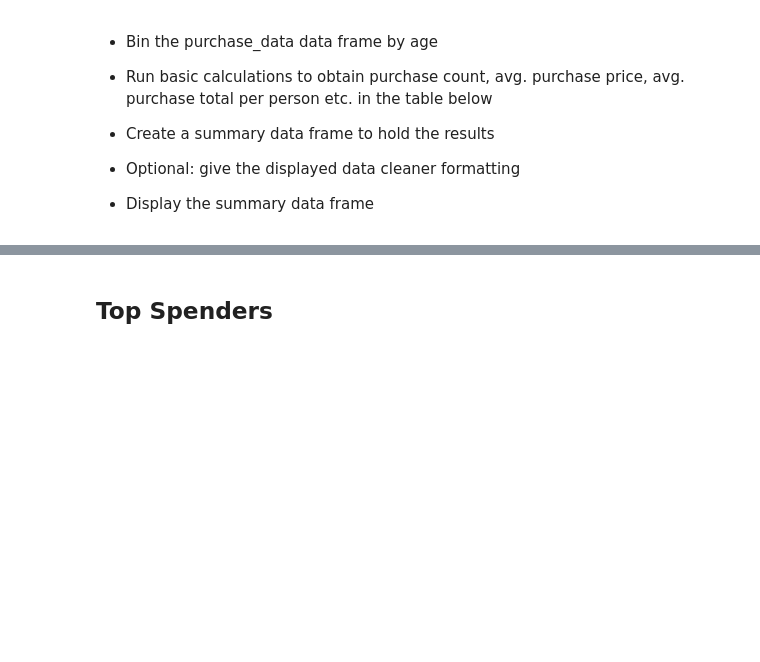
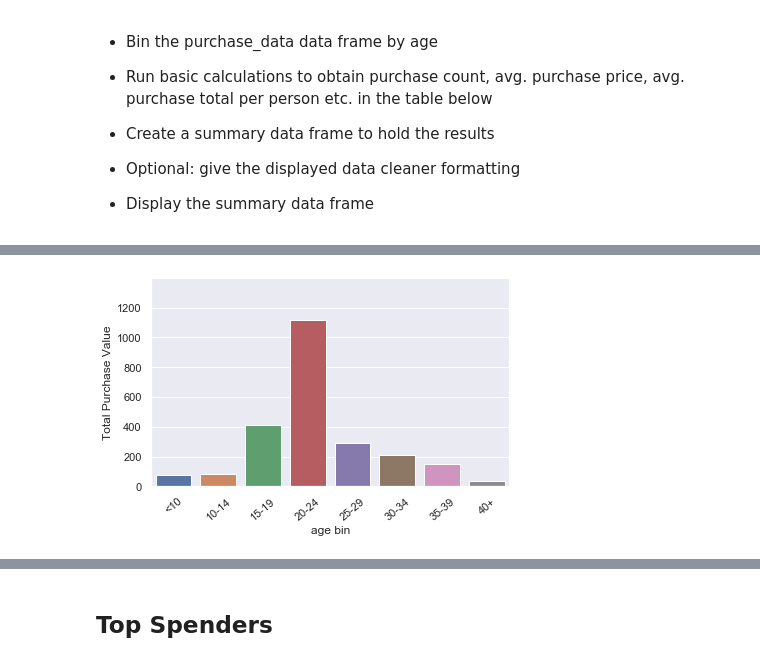
Before and after one commit to chaochaoachao/Pandas-Challenge, a Jupyter notebook: HeroesOfPymoli/HeroesOfPymoli_starter.ipynb, the cells around one changed output, grey strips where cells are left out. Cells and saved outputs as stored; diff of their text form; code cells hidden in the pictures; blank space fills up the shorter version.

```diff
--- a/HeroesOfPymoli/HeroesOfPymoli_starter.ipynb
+++ b/HeroesOfPymoli/HeroesOfPymoli_starter.ipynb
@@ -206,3 +254,13 @@ Purchasing_Analysis_age
 | 30-34 | 73 | $2.93 | $214.00 | $4.12 |
 | 35-39 | 41 | $3.60 | $147.67 | $4.76 |
 | 40+ | 13 | $2.94 | $38.24 | $3.19 |
+# %%
+ax1=sns.barplot(Purchasing_Analysis_age.index,bin_total_purchase_price)
+ax1.set_xticklabels(ax1.get_xticklabels(), rotation=40)
+ax1.set_ylim(0,1400)
+plt.ylabel("Total Purchase Value")
+plt.tight_layout()
+plt.yticks(numpy.arange(0, 1400, step=200))
+plt.show()
+# %% [output]
+[figure, added]
```
Also changed, not shown: parts of 19 cells of this notebook.
